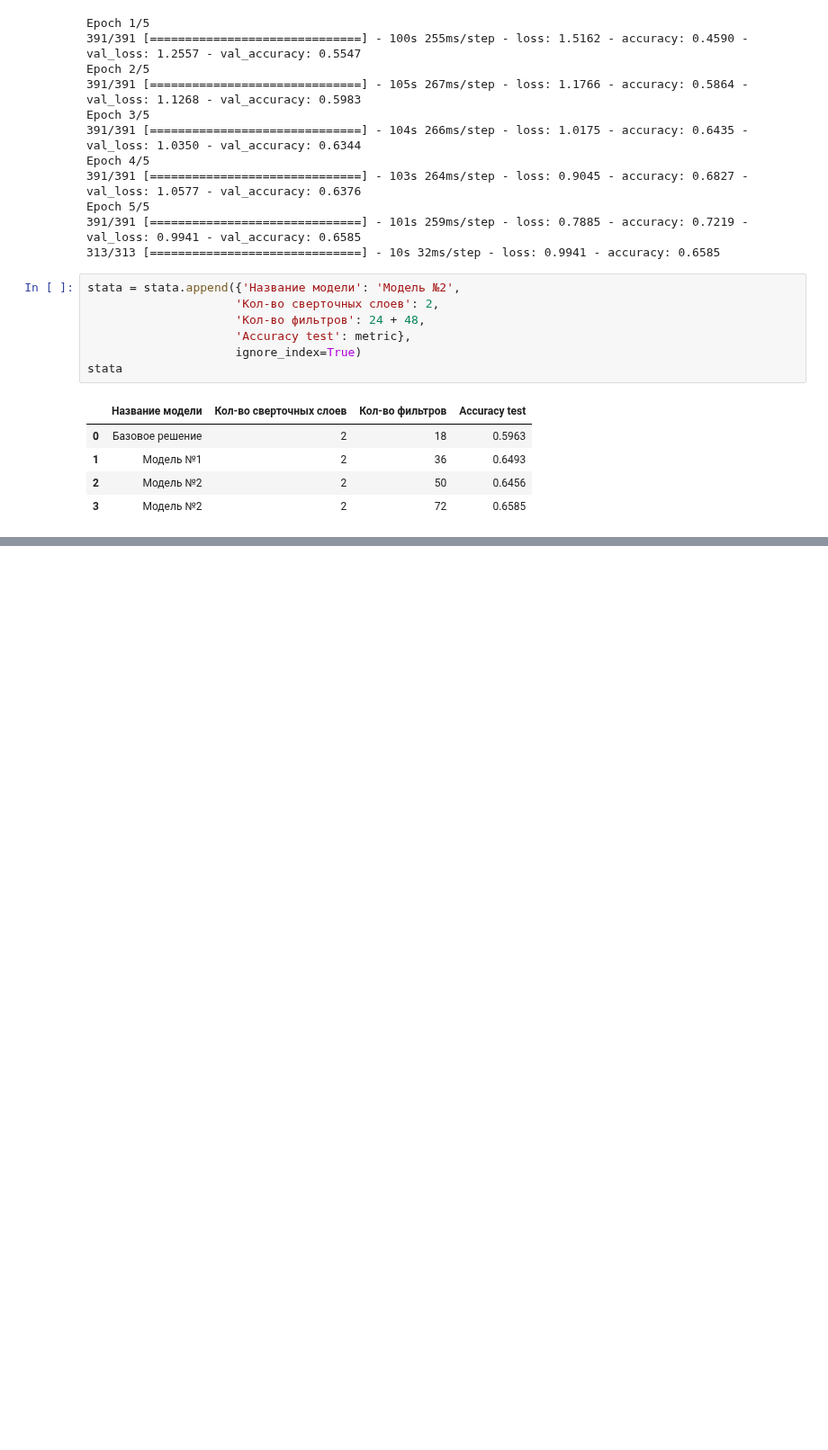
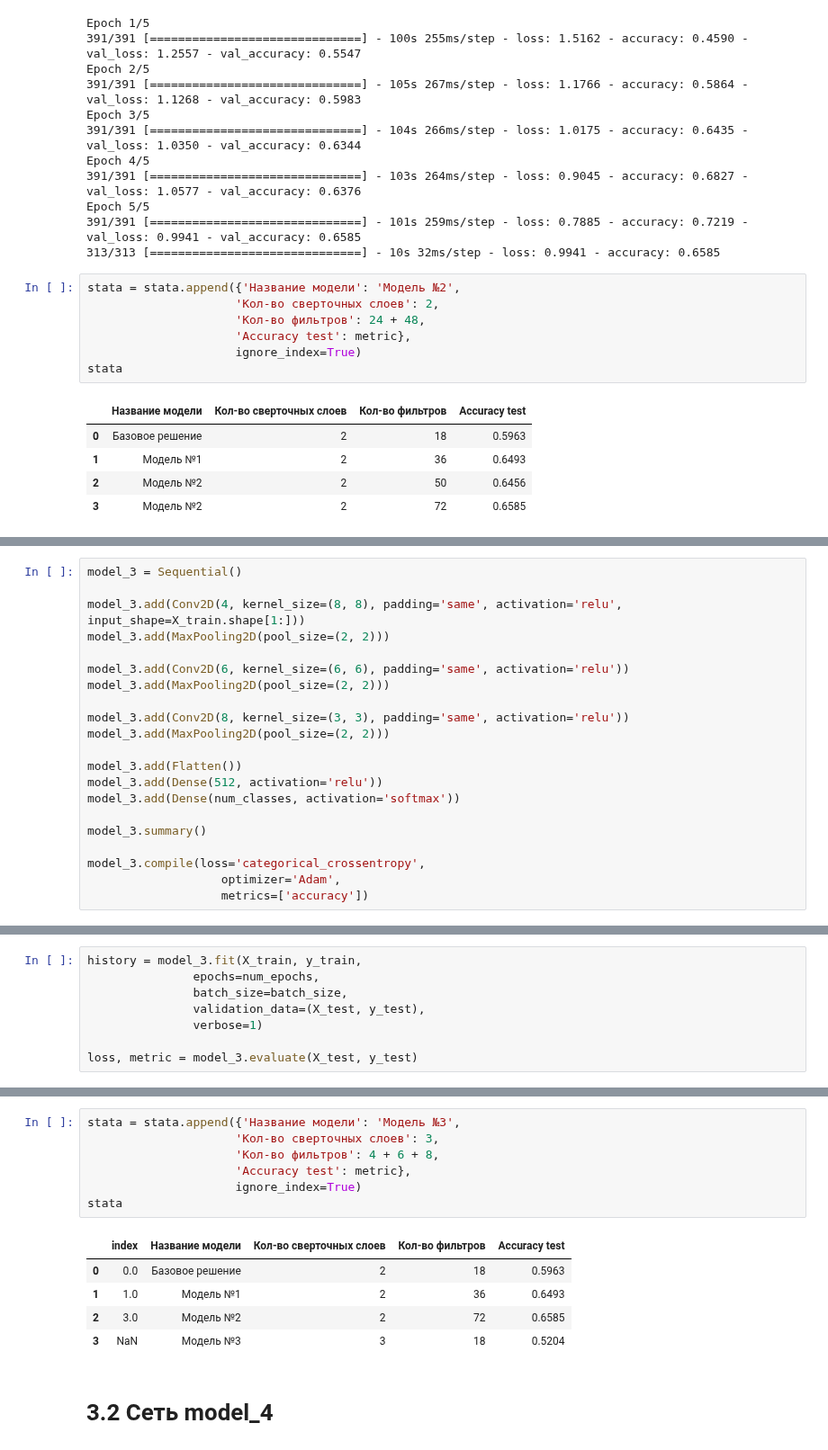
Before and after one commit to dnlygvtv/02_Python_for_Neural_Networks, a Jupyter notebook: HW/HW_4.ipynb, the cells around one changed output, grey strips where cells are left out. Shown at 90% size. Cells and saved outputs as stored; diff of their text form; blank space fills up the shorter version.

```diff
--- a/HW/HW_4.ipynb
+++ b/HW/HW_4.ipynb
@@ -277,0 +282,21 @@ stata
+# %%
+model_3 = Sequential()
+
+model_3.add(Conv2D(4, kernel_size=(8, 8), padding='same', activation='relu', input_shape=X_train.shape[1:]))
+model_3.add(MaxPooling2D(pool_size=(2, 2)))
+
+model_3.add(Conv2D(6, kernel_size=(6, 6), padding='same', activation='relu'))
+model_3.add(MaxPooling2D(pool_size=(2, 2)))
+
+model_3.add(Conv2D(8, kernel_size=(3, 3), padding='same', activation='relu'))
+model_3.add(MaxPooling2D(pool_size=(2, 2)))
+
+model_3.add(Flatten())
+model_3.add(Dense(512, activation='relu'))
+model_3.add(Dense(num_classes, activation='softmax'))
+
+model_3.summary()
+
+model_3.compile(loss='categorical_crossentropy',
+                   optimizer='Adam',
+                   metrics=['accuracy'])
@@ -277,0 +321,8 @@ stata
+# %%
+history = model_3.fit(X_train, y_train,
+               epochs=num_epochs,
+               batch_size=batch_size,
+               validation_data=(X_test, y_test),
+               verbose=1)
+
+loss, metric = model_3.evaluate(X_test, y_test)
@@ -277,0 +341,15 @@ stata
+# %%
+stata = stata.append({'Название модели': 'Модель №3',
+                     'Кол-во сверточных слоев': 3,
+                     'Кол-во фильтров': 4 + 6 + 8,
+                     'Accuracy test': metric},
+                     ignore_index=True)
+stata
+# %% [output]
+|  | index | Название модели | Кол-во сверточных слоев | Кол-во фильтров | Accuracy test |
+| 0 | 0.0 | Базовое решение | 2 | 18 | 0.5963 |
+| 1 | 1.0 | Модель №1 | 2 | 36 | 0.6493 |
+| 2 | 3.0 | Модель №2 | 2 | 72 | 0.6585 |
+| 3 | NaN | Модель №3 | 3 | 18 | 0.5204 |
+# %% [markdown]
+# 3.2 Сеть model_4
```
Also changed, not shown: parts of 18 cells of this notebook.
